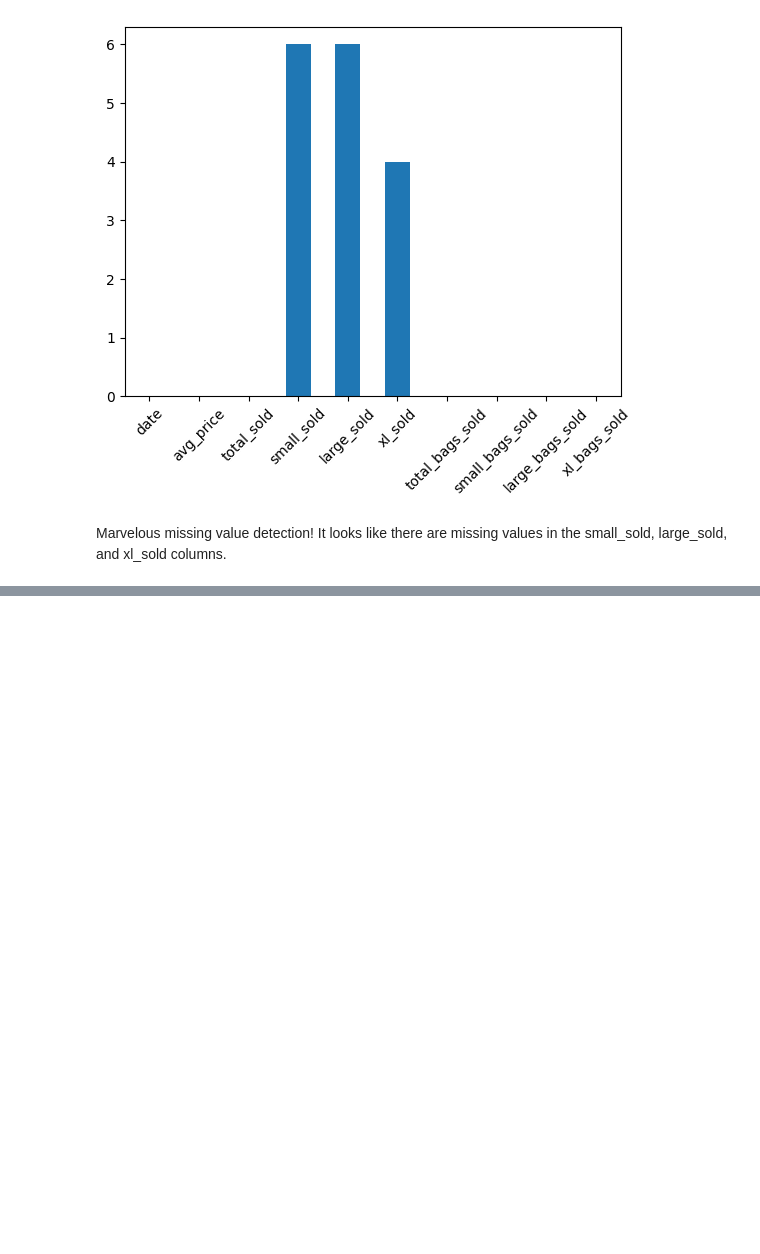
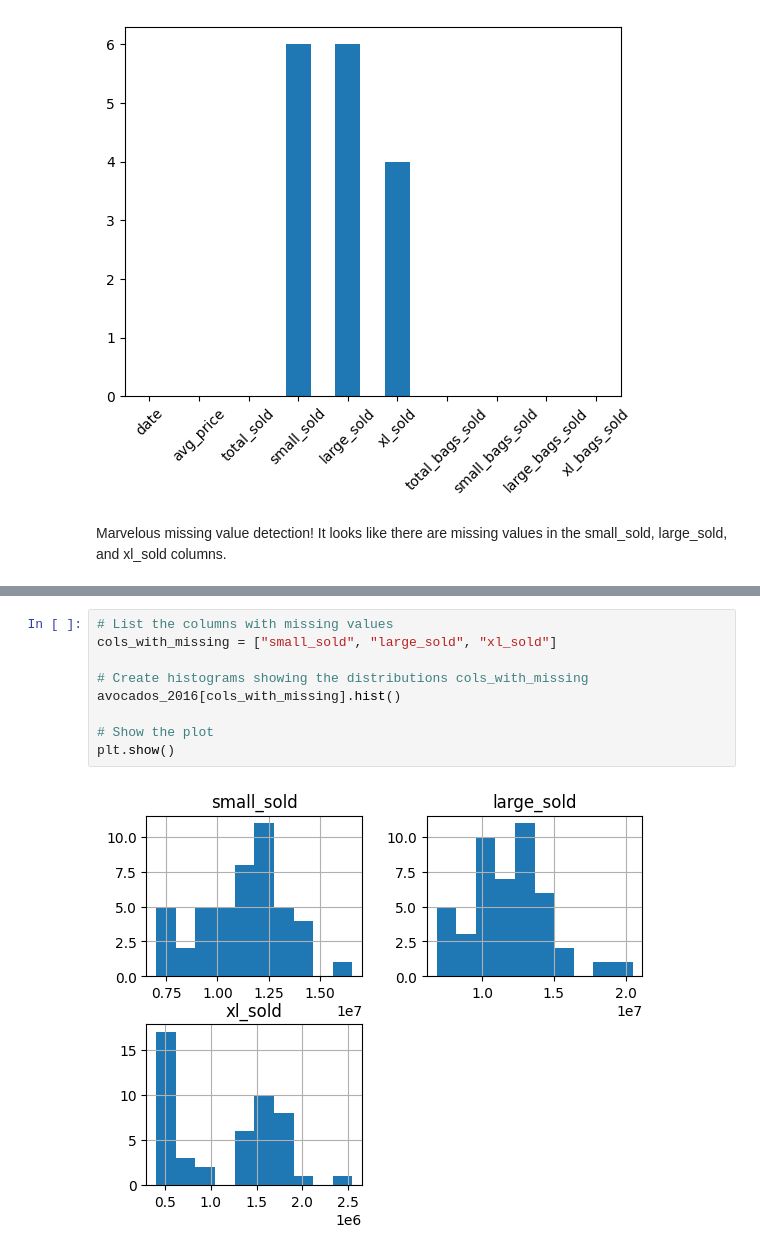
Before and after one commit to Navidullah/Data-Science, a Jupyter notebook: pandas.ipynb, the cells around one changed output, grey strips where cells are left out. Cells and saved outputs as stored; diff of their text form; blank space fills up the shorter version.

```diff
--- a/pandas.ipynb
+++ b/pandas.ipynb
@@ -1870,0 +1908,11 @@ Marvelous missing value detection! It looks like there are missing values in the
+# %%
+# List the columns with missing values
+cols_with_missing = ["small_sold", "large_sold", "xl_sold"]
+
+# Create histograms showing the distributions cols_with_missing
+avocados_2016[cols_with_missing].hist()
+
+# Show the plot
+plt.show()
+# %% [output]
+[figure, added]
```
Also changed, not shown: parts of 7 cells of this notebook.
